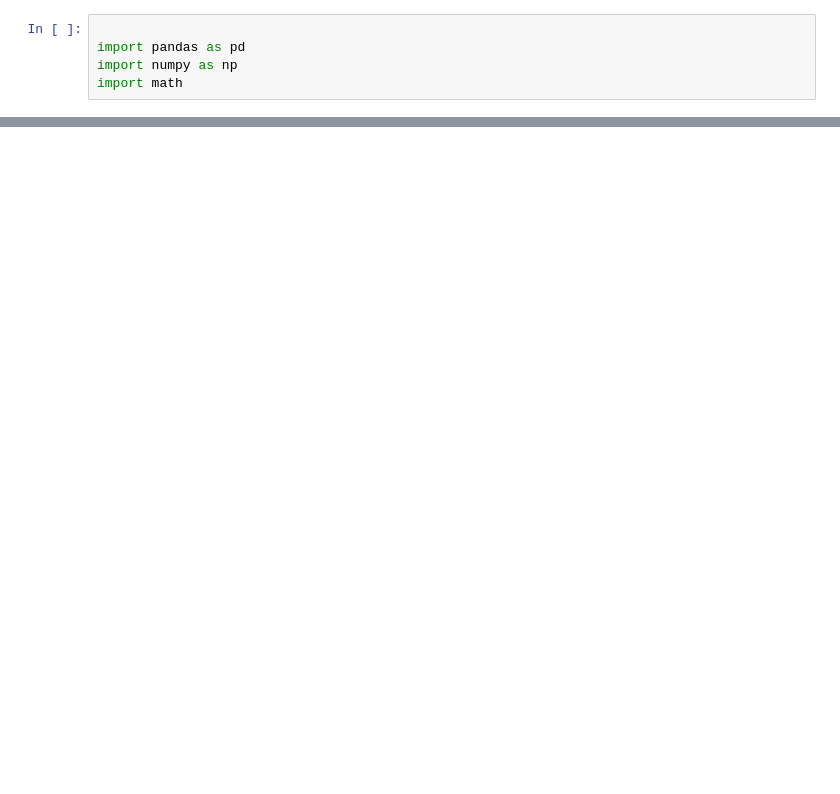
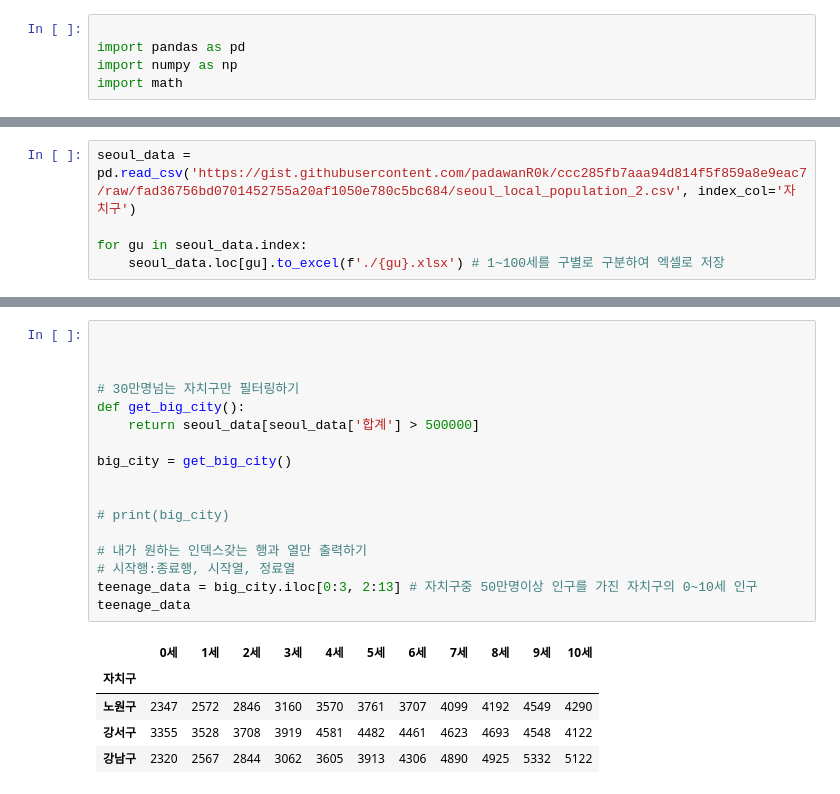
Before and after one commit to padawanR0k/summary, a Jupyter notebook: python/2020-10-30_data_with_pandas/padan_excel.ipynb, the cells around one changed output, grey strips where cells are left out. Drawn from its saved outputs; the diff is of its cells as text; blank space fills up the shorter version.

```diff
--- a/python/2020-10-30_data_with_pandas/padan_excel.ipynb
+++ b/python/2020-10-30_data_with_pandas/padan_excel.ipynb
@@ -37,0 +55,5 @@ RangeIndex(start=0, stop=252, step=1)
+# %%
+seoul_data = pd.read_csv('https://gist.githubusercontent.com/padawanR0k/ccc285fb7aaa94d814f5f859a8e9eac7/raw/fad36756bd0701452755a20af1050e780c5bc684/seoul_local_population_2.csv', index_col='자치구')
+
+for gu in seoul_data.index:
+    seoul_data.loc[gu].to_excel(f'./{gu}.xlsx') # 1~100세를 구별로 구분하여 엑셀로 저장
@@ -37,0 +78,23 @@ RangeIndex(start=0, stop=252, step=1)
+# %%
+
+
+
+# 30만명넘는 자치구만 필터링하기
+def get_big_city():
+    return seoul_data[seoul_data['합계'] > 500000]
+
+big_city = get_big_city()
+
+
+# print(big_city)
+
+# 내가 원하는 인덱스갖는 행과 열만 출력하기
+# 시작행:종료행, 시작열, 정료열
+teenage_data = big_city.iloc[0:3, 2:13] # 자치구중 50만명이상 인구를 가진 자치구의 0~10세 인구
+teenage_data
+# %% [output]
+|  | 0세 | 1세 | 2세 | 3세 | 4세 | 5세 | 6세 | 7세 | 8세 | 9세 | 10세 |
+| 자치구 |  |  |  |  |  |  |  |  |  |  |  |
+| 노원구 | 2347 | 2572 | 2846 | 3160 | 3570 | 3761 | 3707 | 4099 | 4192 | 4549 | 4290 |
+| 강서구 | 3355 | 3528 | 3708 | 3919 | 4581 | 4482 | 4461 | 4623 | 4693 | 4548 | 4122 |
+| 강남구 | 2320 | 2567 | 2844 | 3062 | 3605 | 3913 | 4306 | 4890 | 4925 | 5332 | 5122 |
```
Also changed, not shown: parts of 10 cells of this notebook, 33 other files.
